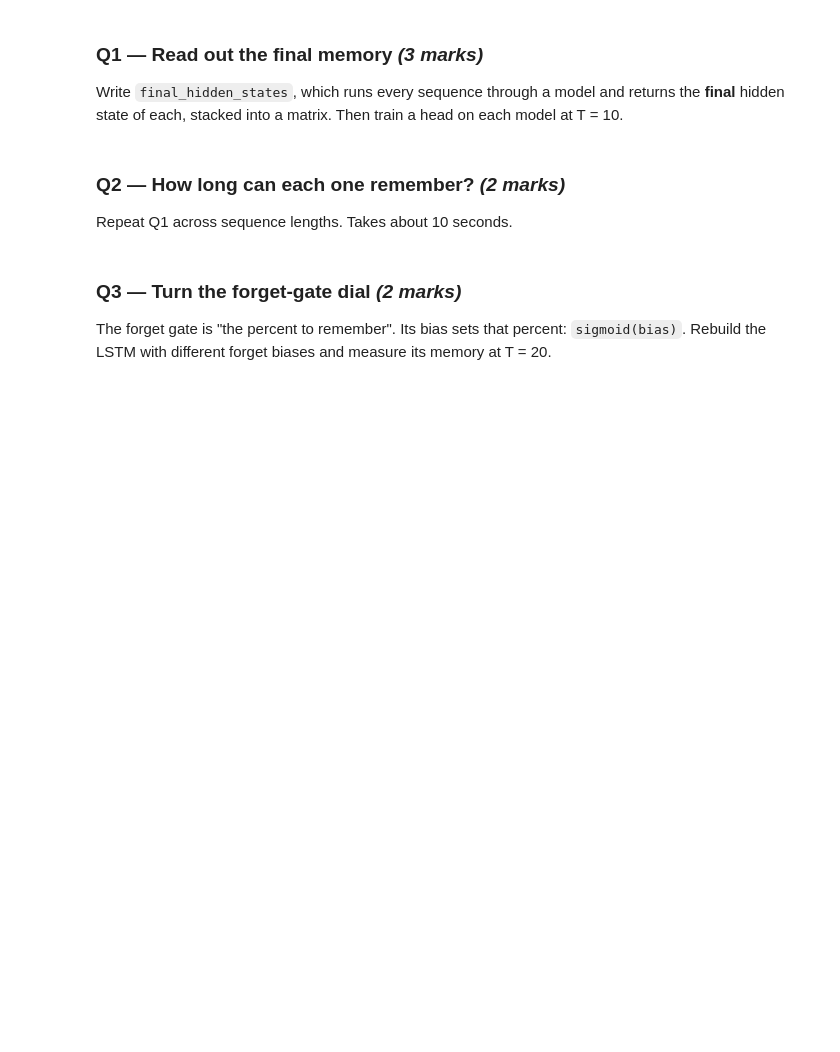
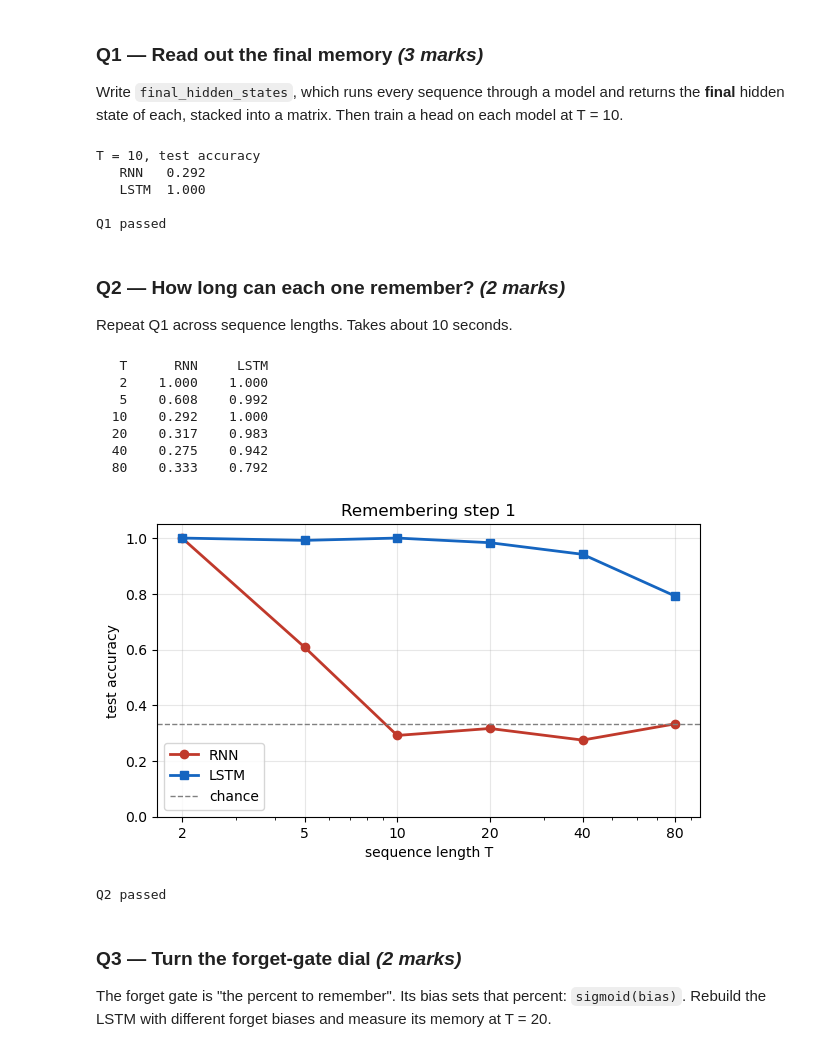
Before and after one commit to mhtannab/deep-learning, a Jupyter notebook: lab4/ARTI402_Lab4_2240002589.ipynb, the cells around one changed output. Drawn from its saved outputs; the diff is of its cells as text; code cells hidden in the pictures; blank space fills up the shorter version.

```diff
--- a/lab4/ARTI402_Lab4_2240002589.ipynb
+++ b/lab4/ARTI402_Lab4_2240002589.ipynb
@@ -304,10 +317,10 @@ The shapes, with `D = 4` features per step and `H = 12` memory units:
 # %% [markdown]
 ### Exercise 1 — one step of an RNN
 # %%
+
 def rnn_step(x, h_prev, Wx, Wh, b):
     """One RNN step. Returns the new hidden state."""
-    # TODO: tanh( x @ Wx  +  h_prev @ Wh  +  b )
-    return ...
+    return np.tanh(x @ Wx + h_prev @ Wh + b)
 
 
 # --- self-check ---
@@ -340,8 +358,7 @@ def rnn_forward(sequence, Wx, Wh, b):
     h = np.zeros(Wh.shape[0])          # the memory starts empty
     states = []
     for x in sequence:
-        # TODO: update h with one rnn_step, then store it
-        h = ...
+        h = rnn_step(x, h, Wx, Wh, b)
         states.append(h)
     return np.array(states)
 
@@ -762,11 +816,9 @@ def final_hidden_states(X, model):
     out = []
     for seq in X:
         if model == "rnn":
-            # TODO: the LAST row of rnn_forward (use RNN_W)
-            out.append(...)
+            out.append(rnn_forward(seq, RNN_W[0], RNN_W[1], RNN_W[2])[-1])
         else:
-            # TODO: the final h from lstm_forward (use LSTM_W)
-            out.append(...)
+            out.append(lstm_forward(seq, LSTM_W)[0])
     return np.array(out)
 
 
@@ -775,10 +827,9 @@ X_te, y_te = make_sequences(40, T=10, seed=2)
 
 results_q1 = {}
 for model in ["rnn", "lstm"]:
-    # TODO: final states for train and test, train a head, record test accuracy
-    F_tr = ...
-    F_te = ...
-    head = ...
+    F_tr = final_hidden_states(X_tr, model)
+    F_te = final_hidden_states(X_te, model)
+    head = train_head(F_tr, y_tr)
     results_q1[model] = accuracy(head, F_te, y_te)
 
 print("T = 10, test accuracy")
@@ -791,6 +842,12 @@ assert final_hidden_states(X_tr[:3], "lstm").shape == (3, H)
 assert results_q1["lstm"] > 0.9, "the LSTM should still remember step 1 after 10 steps"
 assert results_q1["rnn"] < 0.5, "the RNN should have forgotten step 1 by 10 steps"
 print("\nQ1 passed")
+# %% [output]
+T = 10, test accuracy
+   RNN   0.292
+   LSTM  1.000
+
+Q1 passed
 # %% [markdown]
 ### Q2 — How long can each one remember? *(2 marks)*
 
@@ -798,33 +855,45 @@ Repeat Q1 across sequence lengths. Takes about 10 seconds.
 # %%
 lengths_q2 = [2, 5, 10, 20, 40, 80]
 table = []
 
 for T in lengths_q2:
     Xtr, ytr = make_sequences(40, T=T, seed=1)
     Xte, yte = make_sequences(40, T=T, seed=2)
     row = [T]
     for model in ["rnn", "lstm"]:
-        # TODO: same three steps as Q1, then append the test accuracy to row
-        ...
+        F_tr = final_hidden_states(Xtr, model)
+        F_te = final_hidden_states(Xte, model)
+        head = train_head(F_tr, ytr)
+        row.append(accuracy(head, F_te, yte))
     table.append(row)
 
 print(f"{'T':>4}   {'RNN':>6}   {'LSTM':>6}")
 for T, r, l in table:
     print(f"{T:4d}   {r:6.3f}   {l:6.3f}")
 
 plt.figure(figsize=(7, 3.8))
 plt.plot(lengths_q2, [r[1] for r in table], "o-", lw=2, color="#C0392B", label="RNN")
 plt.plot(lengths_q2, [r[2] for r in table], "s-", lw=2, color="#1565C0", label="LSTM")
 plt.axhline(1/3, color="grey", ls="--", lw=1, label="chance")
 plt.xscale("log"); plt.xticks(lengths_q2, lengths_q2)
 plt.xlabel("sequence length T"); plt.ylabel("test accuracy"); plt.ylim(0, 1.05)
 plt.title("Remembering step 1"); plt.legend(); plt.grid(alpha=.3); plt.show()
 
 # --- self-check ---
 assert len(table) == len(lengths_q2) and all(len(r) == 3 for r in table)
 assert table[4][1] < 0.5, "at T=40 the RNN should be near chance"
 assert table[4][2] > 0.85, "at T=40 the LSTM should still remember"
 print("Q2 passed")
+# %% [output]
+   T      RNN     LSTM
+   2    1.000    1.000
+   5    0.608    0.992
+  10    0.292    1.000
+  20    0.317    0.983
+  40    0.275    0.942
+  80    0.333    0.792
+[figure, added]
+Q2 passed
 # %% [markdown]
 ### Q3 — Turn the forget-gate dial *(2 marks)*
 
```
Also changed, not shown: parts of 17 cells of this notebook, 1 other file.
